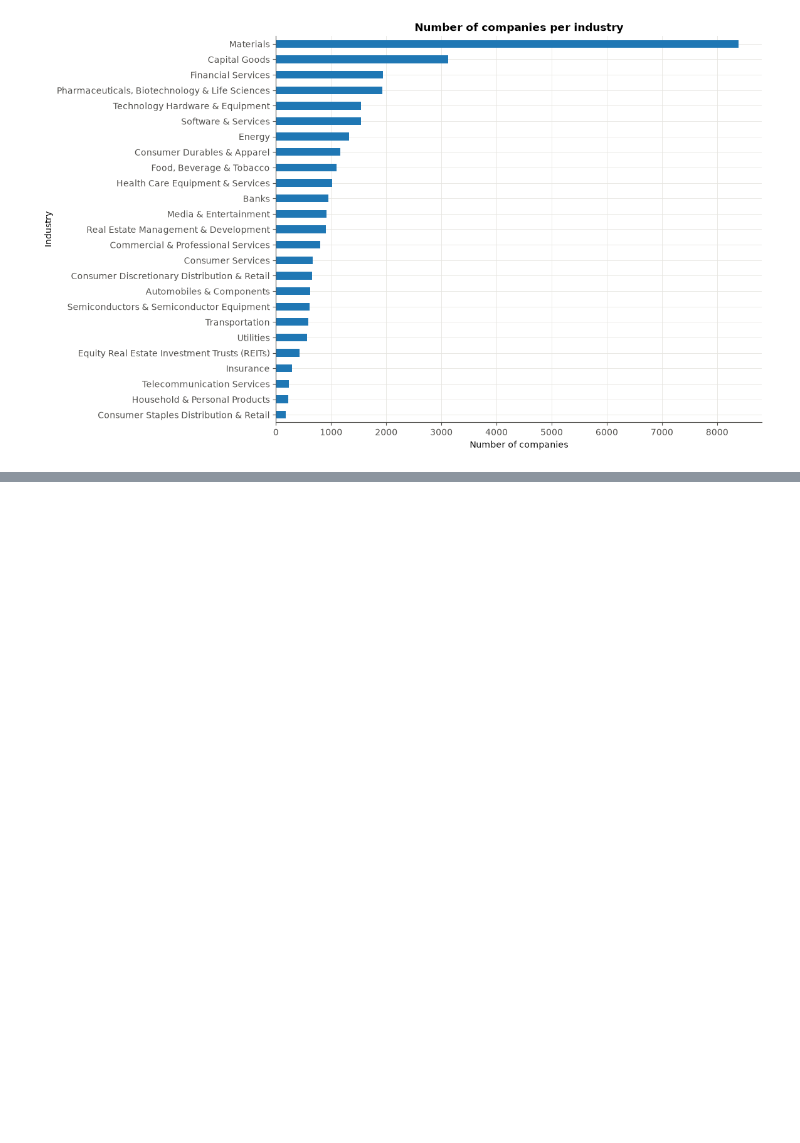
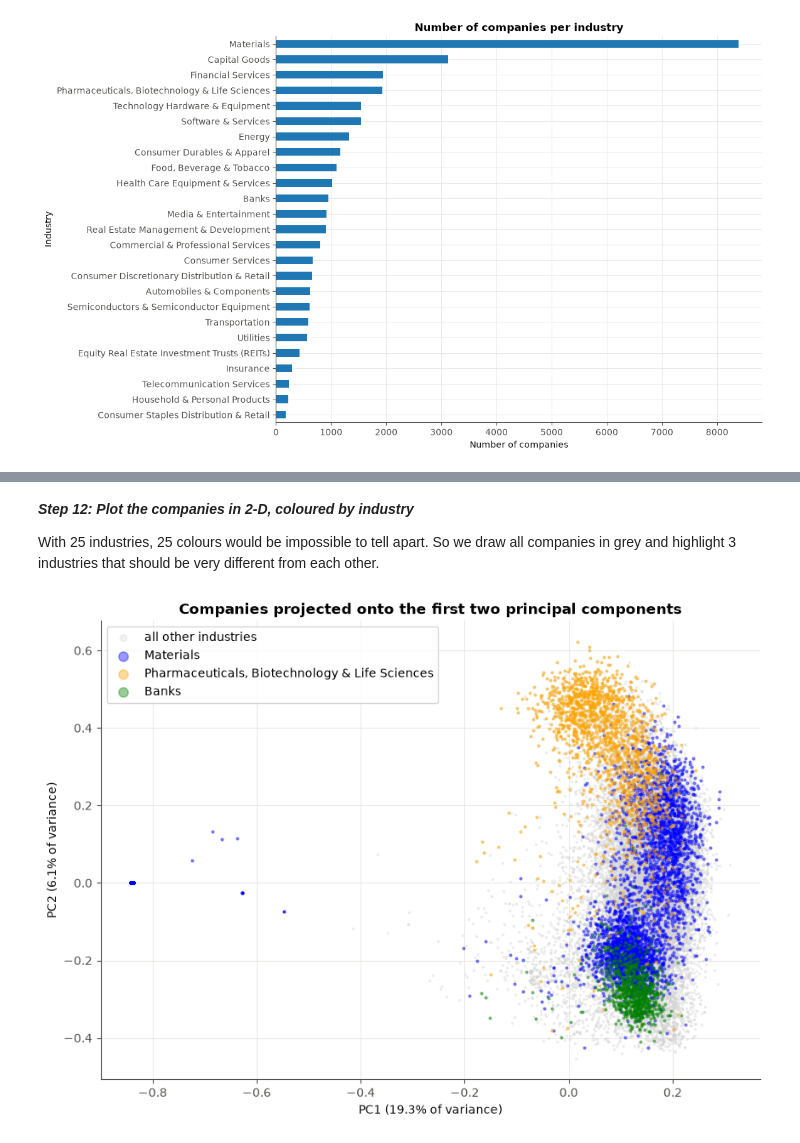
Before and after one commit to manpont/Practical-Task-1, a Jupyter notebook: industry_classification.ipynb, the cells around one changed output, grey strips where cells are left out. Cells and saved outputs as stored; diff of their text form; code cells hidden in the pictures; blank space fills up the shorter version.

```diff
--- a/industry_classification.ipynb
+++ b/industry_classification.ipynb
@@ -754,9 +237,0 @@ How much of this comes from the "free" template rows? We split the validation se
-# %%
-tmpl_val = df_val.is_template.values
-split = {}
-for name, pred in [("logistic regression", pred_lr), ("k-NN", pred_knn)]:
-    for part, m in [("template embedding", tmpl_val), ("real description", ~tmpl_val)]:
-        split[(name, part)] = {"companies": int(m.sum()),
-                               "accuracy": accuracy_score(y_val[m], pred[m]),
-                               "weighted F1": f1_score(y_val[m], pred[m], average="weighted")}
-pd.DataFrame(split).T.round(3)
@@ -1072,0 +257,10 @@ On real descriptions only, accuracy is ≈ 74 %. Logistic regression is marginal
+# %%
+from sklearn.model_selection import train_test_split
+
+df_train, df_val = train_test_split(df, test_size=0.1, random_state=42)
+
+X_train = X[df.index.get_indexer(df_train.index)]
+X_val = X[df.index.get_indexer(df_val.index)]
+
+print(df_train.shape, X_train.shape)
+print(df_val.shape, X_val.shape)
@@ -1072,0 +339,11 @@ On real descriptions only, accuracy is ≈ 74 %. Logistic regression is marginal
+# %%
+from sklearn.decomposition import PCA
+
+pca = PCA(n_components=2)
+pca.fit(X_train)
+
+X_train_2d = pca.transform(X_train)
+
+print(X_train_2d.shape)
+print(pca.explained_variance_ratio_)
+print("together:", pca.explained_variance_ratio_.sum())
@@ -1072,0 +369,21 @@ On real descriptions only, accuracy is ≈ 74 %. Logistic regression is marginal
+# %% [markdown]
+***Step 12: Plot the companies in 2-D, coloured by industry***
+
+With 25 industries, 25 colours would be impossible to tell apart. So we draw all companies in grey and highlight 3 industries that should be very different from each other.
+# %%
+industries_train = df_train["industry"].values
+
+plt.figure(figsize=(10, 7))
+plt.scatter(X_train_2d[:, 0], X_train_2d[:, 1], s=2, c="lightgrey", alpha=0.3, label="all other industries")
+
+for name, color in [("Materials", "blue"), ("Pharmaceuticals, Biotechnology & Life Sciences", "orange"), ("Banks", "green")]:
+    mask = industries_train == name
+    plt.scatter(X_train_2d[mask, 0], X_train_2d[mask, 1], s=4, c=color, alpha=0.4, label=name)
+
+plt.xlabel("PC1 (19.3% of variance)")
+plt.ylabel("PC2 (6.1% of variance)")
+plt.title("Companies projected onto the first two principal components")
+plt.legend(markerscale=4)
+plt.show()
+# %% [output]
+[figure, added]
```
Also changed, not shown: parts of 62 cells of this notebook.
